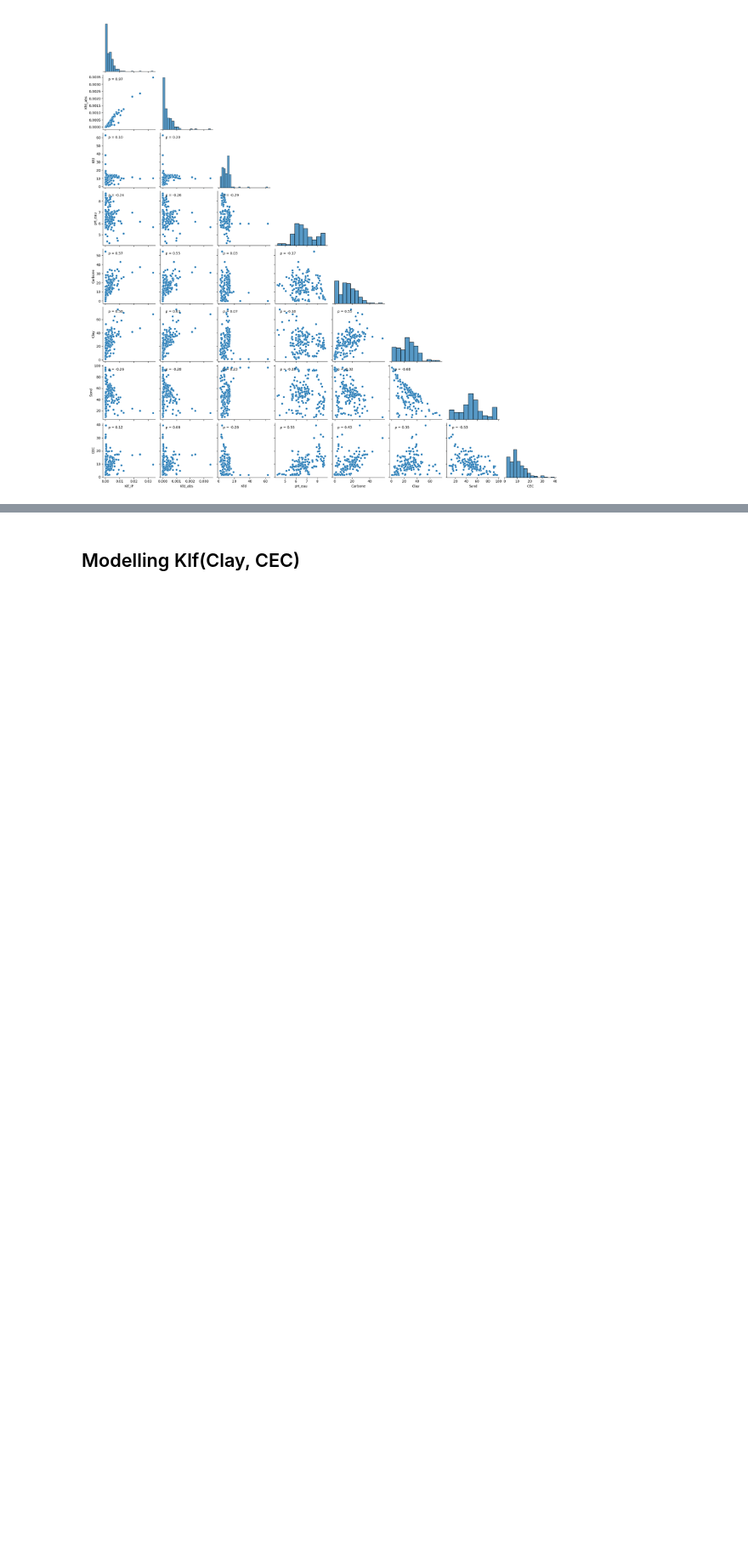
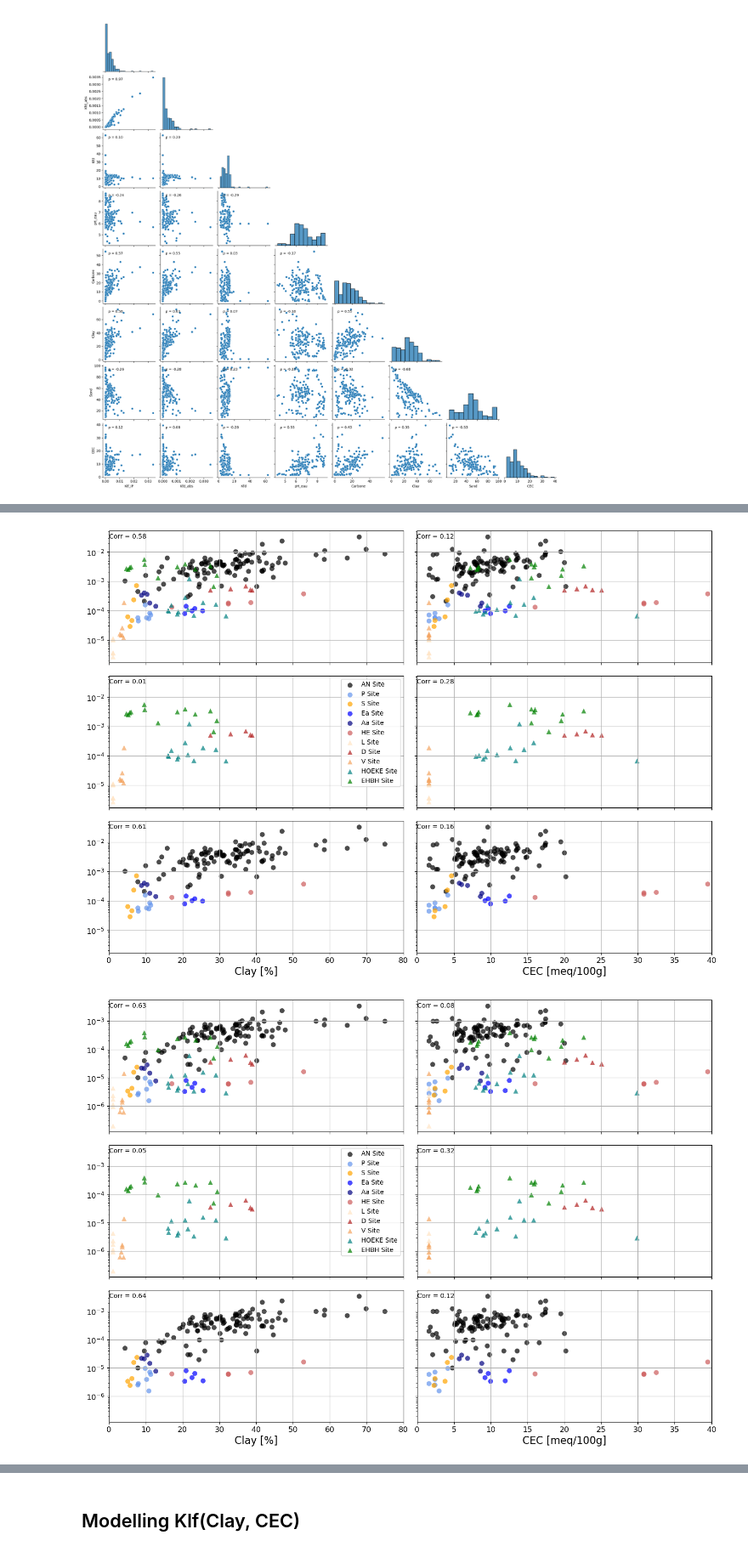
Before and after one commit to SENSE-UGent/kappa-CEC, a Jupyter notebook: cec_clay_susc.ipynb, the cells around one changed output, grey strips where cells are left out. Shown at 85% size. Cells and saved outputs as stored; diff of their text form; code cells hidden in the pictures; blank space fills up the shorter version.

```diff
--- a/cec_clay_susc.ipynb
+++ b/cec_clay_susc.ipynb
@@ -125,12 +126,16 @@ mapping = {
     "EHBH": ("green", "^"),
 }
 
-# Function to plot data.
-def plot_data(axis, x_col, y_col, include_label=False, aa=0.7, ss=60, lw=0):
+def plot_data(axis, x_col, y_col, include_label=False, aa=0.7, ss=60, lw=0, label_fontsize=10, legend_fontsize=10):
     corr = round(np.corrcoef(x_col, y_col)[0][1], 2)
     for start_str, (color, marker) in mapping.items():
         mask = df['SAMPLE'].str.startswith(start_str)
         label = f"{start_str} Site" if include_label else None
-        axis.text(x=0, y=np.max(y_col), s = f'Corr = {corr}' )
         axis.scatter(x_col[mask], y_col[mask], alpha=aa, s=ss, linewidth=lw, c=color, marker=marker, label=label)
-        axis.set_ylim(0, np.max(y_col))
+    # Apply logarithmic scale to the y-axis
+    axis.set_yscale('log')
+    axis.text(0, 0.98, s=f'Corr = {corr}', fontsize=label_fontsize,
+              verticalalignment='top', horizontalalignment='left',
+              transform=axis.transAxes)
+    if include_label:
+        axis.legend(fontsize=legend_fontsize)
@@ -196,0 +142,50 @@ No artists with labels found to put in legend.  Note that artists whose label st
+# %%
+def create_and_save_plots(target_var, file_name):
+    # Ensure the output folder exists, create it if it doesn't
+    output_folder = 'figures_output'
+    if not os.path.exists(output_folder):
+        os.makedirs(output_folder)
+
+    # Create subplots with shared x-axes within each column
+    fig, axes = plt.subplots(3, 2, figsize=(14, 10), sharey=True, sharex='col')
+    axes = axes.flatten()  # Flatten to easily iterate over
+
+    # Define your conditions for plotting
+    conditions = [
+        (df['Clay'], df[target_var], 0, 80),
+        (df['CEC'], df[target_var], 0, 40),
+        (df['Clay'][df['Archaeology'] == 1], df[target_var][df['Archaeology'] == 1], 0, 80, True),
+        (df['CEC'][df['Archaeology'] == 1], df[target_var][df['Archaeology'] == 1], 0, 40),
+        (df['Clay'][df['Archaeology'] == 0], df[target_var][df['Archaeology'] == 0], 0, 80),
+        (df['CEC'][df['Archaeology'] == 0], df[target_var][df['Archaeology'] == 0], 0, 40),
+    ]
+
+    # Loop through conditions and plot
+    for ax, (x, y, xlim_lower, xlim_upper, *include_label) in zip(axes, conditions):
+        plot_data(ax, x, y, include_label=bool(include_label))
+        ax.set_xlim(xlim_lower, xlim_upper)  # Set x-axis limits
+        ax.grid(True)  # Enable the grid
+        ax.tick_params(axis='y', labelsize=12)
+        ax.tick_params(axis='x', labelsize=12)
+
+    # Set legend for the third subplot (index 2)
+    axes[2].legend(loc='upper right', fontsize=10)
+    axes[4].set_xlabel('Clay [%]', fontsize=16)  # Set x-axis label
+    axes[5].set_xlabel('CEC [meq/100g]', fontsize=16)  # Set x-axis label
+
+    plt.tight_layout(pad=1.0)  # Adjust layout
+
+    # Full file path
+    full_file_path = os.path.join(output_folder, file_name)
+
+    # Save and show the figure
+    plt.savefig(full_file_path, dpi=300, bbox_inches='tight')
+    plt.show()
+
+# Example usage
+create_and_save_plots('Klf_IP', 'Klf_IP_clay_CEC.png')
+create_and_save_plots('Kfd_abs', 'Kfd_abs_clay_CEC.png')
+create_and_save_plots('Xlf_IP', 'Klf_clay_CEC.png')
+# %% [output]
+[figure, added]
+[figure, added]
```
Also changed, not shown: parts of 11 cells of this notebook, 9 other files.
